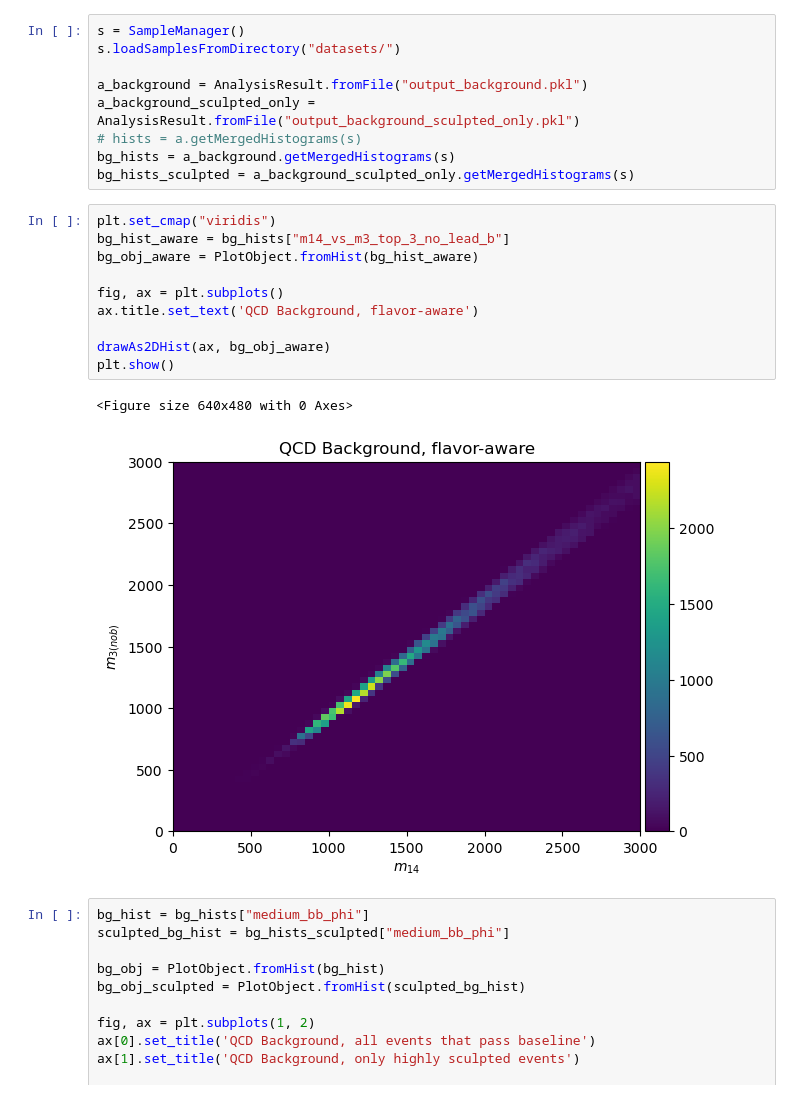
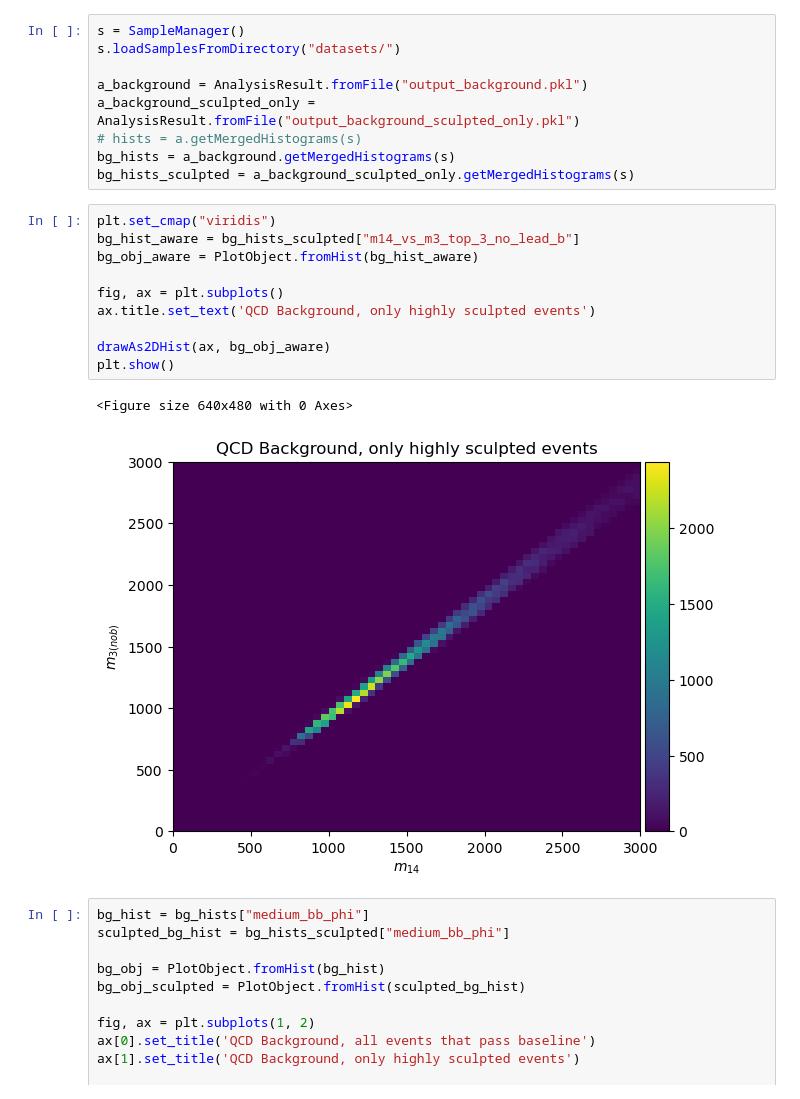
Before and after one commit to UMN-CMS/SingleStopCoffea, a Jupyter notebook: bgsculpting.ipynb, the cells around one changed output. Saved outputs shown, nothing was run; the diff lists cells and outputs as text.

```diff
--- a/bgsculpting.ipynb
+++ b/bgsculpting.ipynb
@@ -22,17 +22,17 @@ bg_hists = a_background.getMergedHistograms(s)
 bg_hists_sculpted = a_background_sculpted_only.getMergedHistograms(s)
 # %%
 plt.set_cmap("viridis")
-bg_hist_aware = bg_hists["m14_vs_m3_top_3_no_lead_b"]
+bg_hist_aware = bg_hists_sculpted["m14_vs_m3_top_3_no_lead_b"]
 bg_obj_aware = PlotObject.fromHist(bg_hist_aware)
 
 fig, ax = plt.subplots()
-ax.title.set_text('QCD Background, flavor-aware')
+ax.title.set_text('QCD Background, only highly sculpted events')
 
 drawAs2DHist(ax, bg_obj_aware)
 plt.show()
 # %% [output]
 <Figure size 640x480 with 0 Axes>
-[figure, old version]
+[figure, new version]
 # %%
 bg_hist = bg_hists["medium_bb_phi"]
 sculpted_bg_hist = bg_hists_sculpted["medium_bb_phi"]
```
Also changed, not shown: parts of 1 cell of this notebook, 2 other files.
